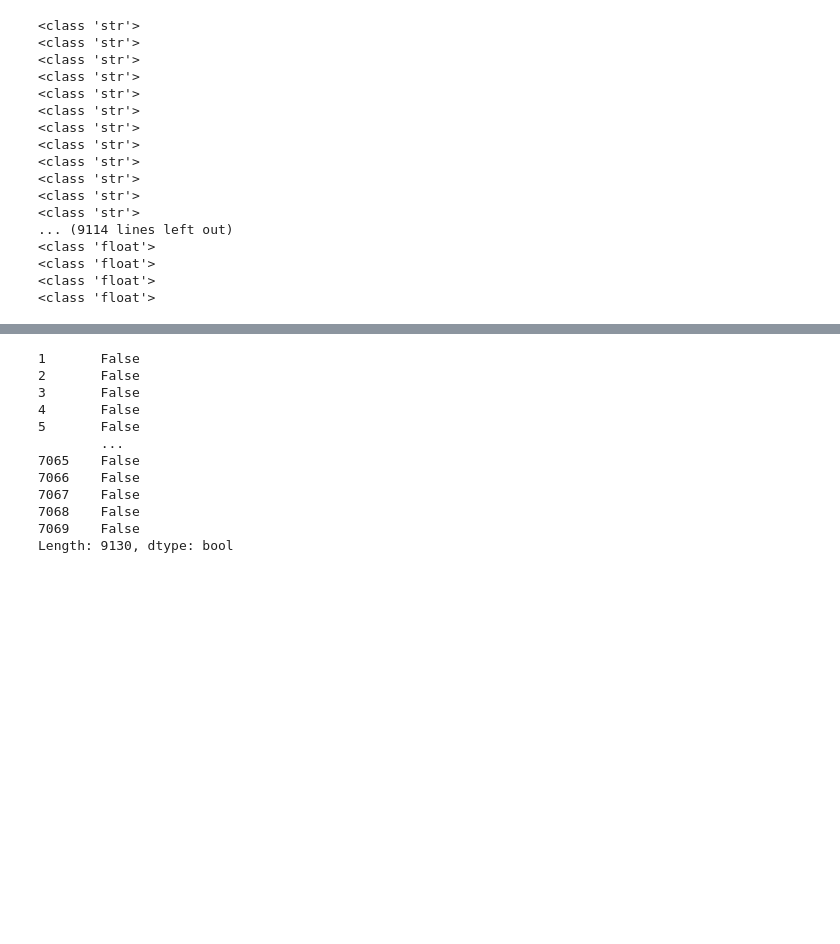
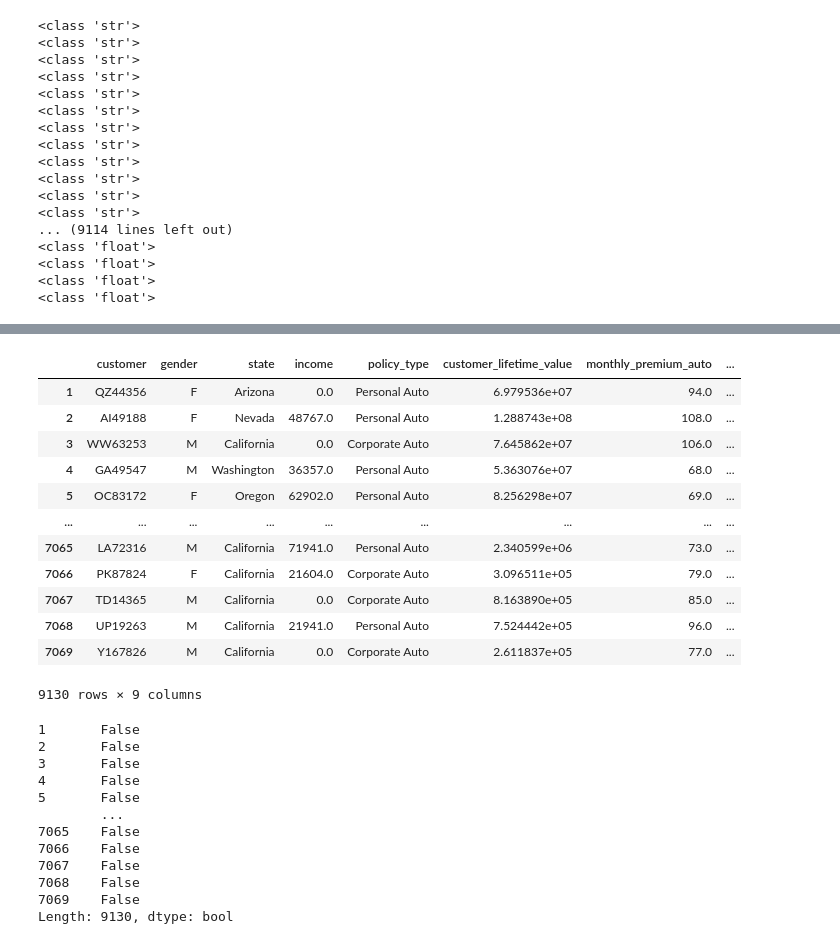
Before and after one commit to allabe93/lab-customer-analysis-round-1, a Jupyter notebook: lab-customer-analysis-round-1.ipynb, the cells around one changed output, grey strips where cells are left out. Saved outputs shown, nothing was run; the diff lists cells and outputs as text; code cells hidden in the pictures; blank space fills up the shorter version.

```diff
--- a/lab-customer-analysis-round-1.ipynb
+++ b/lab-customer-analysis-round-1.ipynb
@@ -319,3 +273,19 @@ AttributeError: 'str' object has no attribute 'str'
+# %%
+data
+# %% [output]
+|  | customer | gender | state | income | policy_type | customer_lifetime_value | monthly_premium_auto | ... |
+| 1 | QZ44356 | F | Arizona | 0.0 | Personal Auto | 6.979536e+07 | 94.0 | ... |
+| 2 | AI49188 | F | Nevada | 48767.0 | Personal Auto | 1.288743e+08 | 108.0 | ... |
+| 3 | WW63253 | M | California | 0.0 | Corporate Auto | 7.645862e+07 | 106.0 | ... |
+| 4 | GA49547 | M | Washington | 36357.0 | Personal Auto | 5.363076e+07 | 68.0 | ... |
+| 5 | OC83172 | F | Oregon | 62902.0 | Personal Auto | 8.256298e+07 | 69.0 | ... |
+| ... | ... | ... | ... | ... | ... | ... | ... | ... |
+| 7065 | LA72316 | M | California | 71941.0 | Personal Auto | 2.340599e+06 | 73.0 | ... |
+| 7066 | PK87824 | F | California | 21604.0 | Corporate Auto | 3.096511e+05 | 79.0 | ... |
+| 7067 | TD14365 | M | California | 0.0 | Corporate Auto | 8.163890e+05 | 85.0 | ... |
+| 7068 | UP19263 | M | California | 21941.0 | Personal Auto | 7.524442e+05 | 96.0 | ... |
+| 7069 | Y167826 | M | California | 0.0 | Corporate Auto | 2.611837e+05 | 77.0 | ... |
+9130 rows × 9 columns
 # %%
 data.duplicated()
 # %% [output]
```
Also changed, not shown: parts of 15 cells of this notebook.
